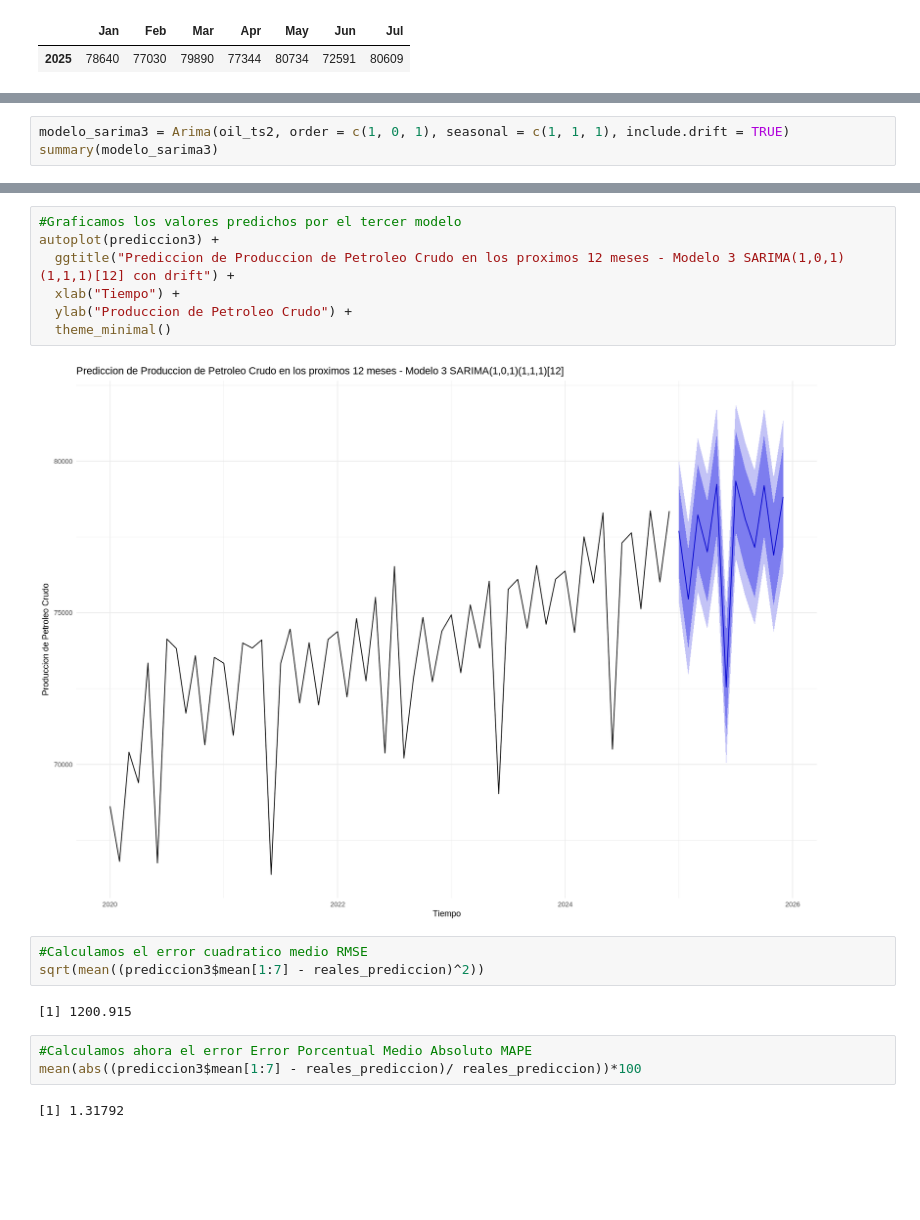
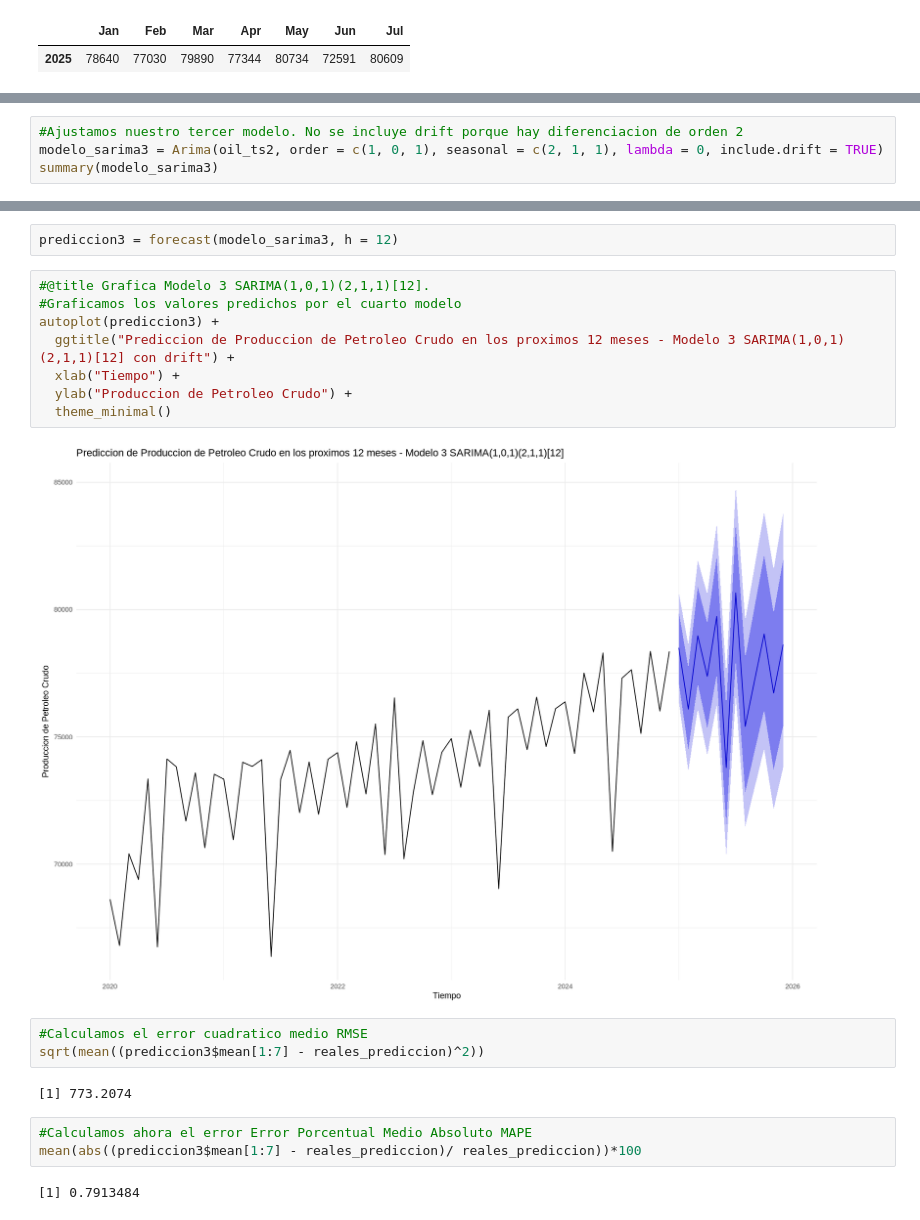
Before and after one commit to Rafagars/Proyecto-1-Series-de-Tiempo-CO6344, a Jupyter notebook: Proyecto_1_Serie_de_Tiempos_CO6344.ipynb, the cells around one changed output, grey strips where cells are left out. Drawn from its saved outputs; the diff is of its cells as text; blank space fills up the shorter version.

```diff
--- a/Proyecto_1_Serie_de_Tiempos_CO6344.ipynb
+++ b/Proyecto_1_Serie_de_Tiempos_CO6344.ipynb
@@ -345,5 +338,6 @@ Pero probemos un ultimo tercer modelo, un SARIMA(1,0,1)(1,1,1)(12)
 # %%
-modelo_sarima3 = Arima(oil_ts2, order = c(1, 0, 1), seasonal = c(1, 1, 1), include.drift = TRUE)
+#Ajustamos nuestro tercer modelo. No se incluye drift porque hay diferenciacion de orden 2
+modelo_sarima3 = Arima(oil_ts2, order = c(1, 0, 1), seasonal = c(2, 1, 1), lambda = 0, include.drift = TRUE)
 summary(modelo_sarima3)
 # %% [output]
 Series: oil_ts2
@@ -370,19 +371,22 @@ prediccion3 = forecast(modelo_sarima3, h = 12)
+# %%
+prediccion3 = forecast(modelo_sarima3, h = 12)
 # %%
-#Graficamos los valores predichos por el tercer modelo
+#@title Grafica Modelo 3 SARIMA(1,0,1)(2,1,1)[12].
+#Graficamos los valores predichos por el cuarto modelo
 autoplot(prediccion3) +
-  ggtitle("Prediccion de Produccion de Petroleo Crudo en los proximos 12 meses - Modelo 3 SARIMA(1,0,1)(1,1,1)[12] con drift") +
+  ggtitle("Prediccion de Produccion de Petroleo Crudo en los proximos 12 meses - Modelo 3 SARIMA(1,0,1)(2,1,1)[12] con drift") +
   xlab("Tiempo") +
   ylab("Produccion de Petroleo Crudo") +
   theme_minimal()
 # %% [output]
-[figure, old version]
+[figure, new version]
 # %%
 #Calculamos el error cuadratico medio RMSE
 sqrt(mean((prediccion3$mean[1:7] - reales_prediccion)^2))
 # %% [output]
-[1] 1200.915
+[1] 773.2074
 # %%
 #Calculamos ahora el error Error Porcentual Medio Absoluto MAPE
 mean(abs((prediccion3$mean[1:7] - reales_prediccion)/ reales_prediccion))*100
 # %% [output]
-[1] 1.31792
+[1] 0.7913484
```
Also changed, not shown: parts of 57 cells of this notebook.
